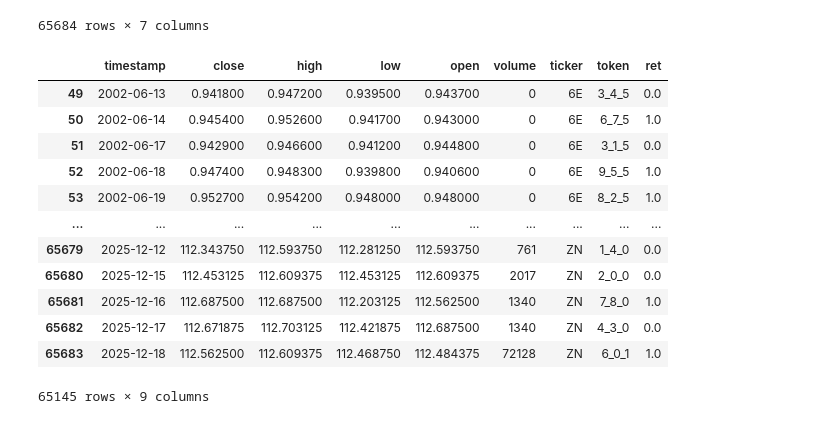
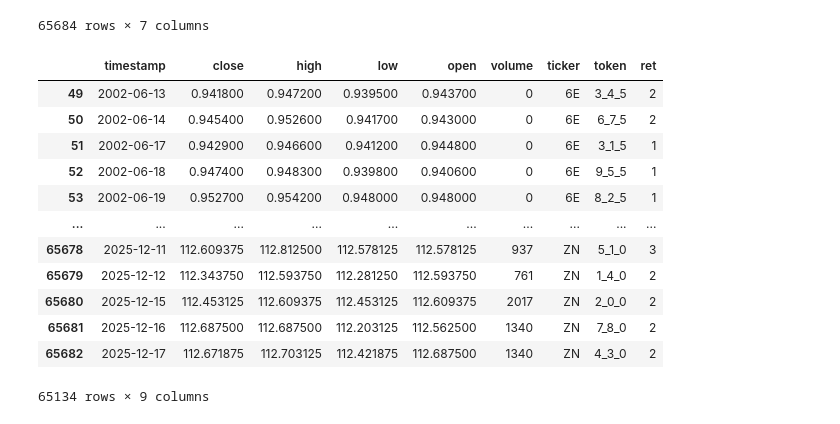
Before and after one commit to williserdman/fin_transformer, a Jupyter notebook: transformer_explorer.ipynb, the cells around one changed output. Saved outputs shown, nothing was run; the diff lists cells and outputs as text; code cells hidden in the pictures.

```diff
--- a/transformer_explorer.ipynb
+++ b/transformer_explorer.ipynb
@@ -89,8 +90,25 @@ def get_agnostic_tokens(df, n_bins=10):
     # relative volume
     rel_volume = df["non_zero_volume"] / (df["non_zero_volume"].rolling(50).mean())
 
-    norm_return = pd.Series(np.where(df["close"] > df["open"], 1, 0), index=df.index)
-    ret_codes = norm_return # pd.qcut(norm_return, q=n_bins, labels=False, duplicates="drop")
+    # categorize returns into 5 classes using conviction = (close-open)/atr
+    # classes (ints): 0 = up_big, 1 = up, 2 = neutral, 3 = down, 4 = down_big
+    conv = conviction
+
+    # initialize as NaN so positions with NaN ATR/conv stay missing
+    ret = pd.Series(np.nan, index=df.index)
+
+    # thresholds are in multiples of ATR (tunable)
+    ret[conv >= 2.0] = 0
+    ret[(conv >= 0.5) & (conv < 2.0)] = 1
+    ret[conv.abs() < 0.5] = 2
+    ret[(conv <= -0.5) & (conv > -2.0)] = 3
+    ret[conv <= -2.0] = 4
+
+    # shift labels so they represent the next period's outcome
+    ret = ret.shift(-1)
+
+    # use pandas nullable integer dtype to preserve missing values
+    ret_codes = ret.astype("Int64")
 
     # quantile bins — keep index alignment (don't dropna here)
     c_codes = pd.qcut(conviction, q=n_bins, labels=False, duplicates='drop')
@@ -98,44 +116,45 @@ def get_agnostic_tokens(df, n_bins=10):
     rv_codes = pd.qcut(rel_volume, q=n_bins, labels=False, duplicates='drop')
 
     # any position missing in one should be considered missing in all -> create combined mask
     mask = (c_codes == -1) | (e_codes == -1) | (rv_codes == -1)
     c_codes[mask] = None
     e_codes[mask] = None
     rv_codes[mask] = None
 
     c_codes = c_codes.dropna()
     e_codes = e_codes.dropna()
     rv_codes = rv_codes.dropna()
 
     # debug counts (should match)
     # print((c_codes == -1).sum(), (e_codes == -1).sum(), (rv_codes == -1).sum())
 
     # convert to strings and join into a single token
     c_s = c_codes.astype(int).astype(str)
     e_s = e_codes.astype(int).astype(str)
     rv_s = rv_codes.astype(int).astype(str)
 
     tokens = c_s + "_" + e_s + "_" + rv_s
     return tokens, ret_codes
 
-number_of_classes = 2
+number_of_classes = 5
+feature_bins = 10
 # compute tokens per ticker and store back into the main df
 df['token'] = None
 for _, g in df.groupby('ticker', sort=False):
-    df.loc[g.index, 'token'], df.loc[g.index, "ret"] = get_agnostic_tokens(g, n_bins=10)
+    df.loc[g.index, 'token'], df.loc[g.index, "ret"] = get_agnostic_tokens(g, n_bins=feature_bins)
 
 df.dropna()
 # %% [output]
 |  | timestamp | close | high | low | open | volume | ticker | token | ret |
-| 49 | 2002-06-13 | 0.941800 | 0.947200 | 0.939500 | 0.943700 | 0 | 6E | 3_4_5 | 0.0 |
-| 50 | 2002-06-14 | 0.945400 | 0.952600 | 0.941700 | 0.943000 | 0 | 6E | 6_7_5 | 1.0 |
-| 51 | 2002-06-17 | 0.942900 | 0.946600 | 0.941200 | 0.944800 | 0 | 6E | 3_1_5 | 0.0 |
-| 52 | 2002-06-18 | 0.947400 | 0.948300 | 0.939800 | 0.940600 | 0 | 6E | 9_5_5 | 1.0 |
-| 53 | 2002-06-19 | 0.952700 | 0.954200 | 0.948000 | 0.948000 | 0 | 6E | 8_2_5 | 1.0 |
+| 49 | 2002-06-13 | 0.941800 | 0.947200 | 0.939500 | 0.943700 | 0 | 6E | 3_4_5 | 2 |
+| 50 | 2002-06-14 | 0.945400 | 0.952600 | 0.941700 | 0.943000 | 0 | 6E | 6_7_5 | 2 |
+| 51 | 2002-06-17 | 0.942900 | 0.946600 | 0.941200 | 0.944800 | 0 | 6E | 3_1_5 | 1 |
+| 52 | 2002-06-18 | 0.947400 | 0.948300 | 0.939800 | 0.940600 | 0 | 6E | 9_5_5 | 1 |
+| 53 | 2002-06-19 | 0.952700 | 0.954200 | 0.948000 | 0.948000 | 0 | 6E | 8_2_5 | 1 |
 | ... | ... | ... | ... | ... | ... | ... | ... | ... | ... |
-| 65679 | 2025-12-12 | 112.343750 | 112.593750 | 112.281250 | 112.593750 | 761 | ZN | 1_4_0 | 0.0 |
-| 65680 | 2025-12-15 | 112.453125 | 112.609375 | 112.453125 | 112.609375 | 2017 | ZN | 2_0_0 | 0.0 |
-| 65681 | 2025-12-16 | 112.687500 | 112.687500 | 112.203125 | 112.562500 | 1340 | ZN | 7_8_0 | 1.0 |
-| 65682 | 2025-12-17 | 112.671875 | 112.703125 | 112.421875 | 112.687500 | 1340 | ZN | 4_3_0 | 0.0 |
-| 65683 | 2025-12-18 | 112.562500 | 112.609375 | 112.468750 | 112.484375 | 72128 | ZN | 6_0_1 | 1.0 |
+| 65678 | 2025-12-11 | 112.609375 | 112.812500 | 112.578125 | 112.578125 | 937 | ZN | 5_1_0 | 3 |
+| 65679 | 2025-12-12 | 112.343750 | 112.593750 | 112.281250 | 112.593750 | 761 | ZN | 1_4_0 | 2 |
+| 65680 | 2025-12-15 | 112.453125 | 112.609375 | 112.453125 | 112.609375 | 2017 | ZN | 2_0_0 | 2 |
+| 65681 | 2025-12-16 | 112.687500 | 112.687500 | 112.203125 | 112.562500 | 1340 | ZN | 7_8_0 | 2 |
+| 65682 | 2025-12-17 | 112.671875 | 112.703125 | 112.421875 | 112.687500 | 1340 | ZN | 4_3_0 | 2 |
-65145 rows × 9 columns
+65134 rows × 9 columns
```
Also changed, not shown: parts of 16 cells of this notebook, 3 other files.
